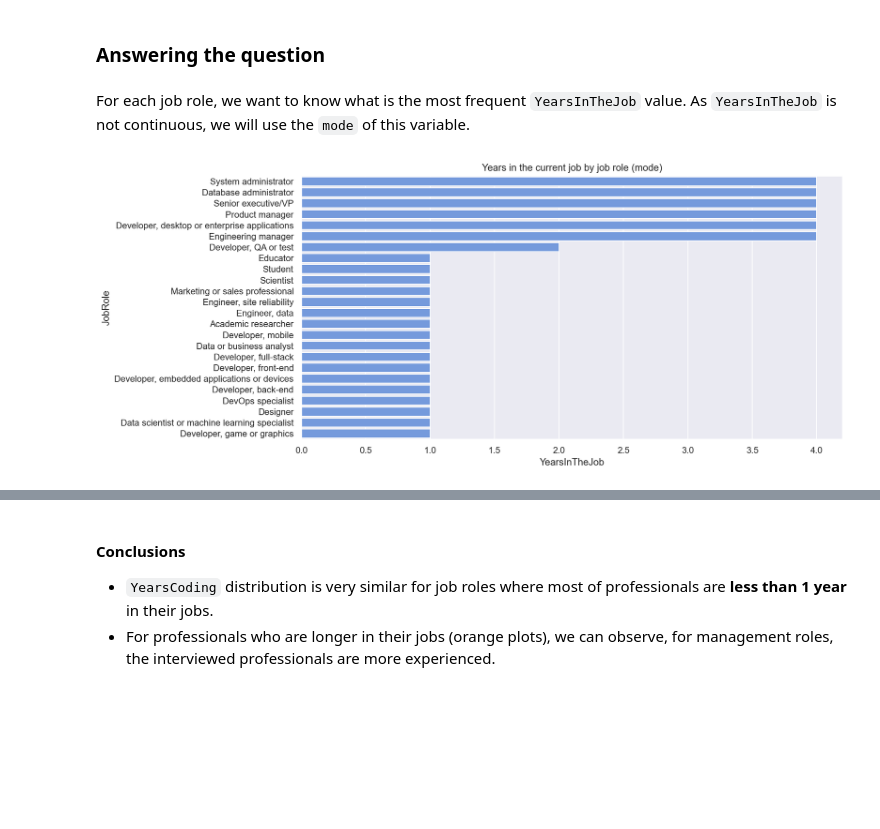
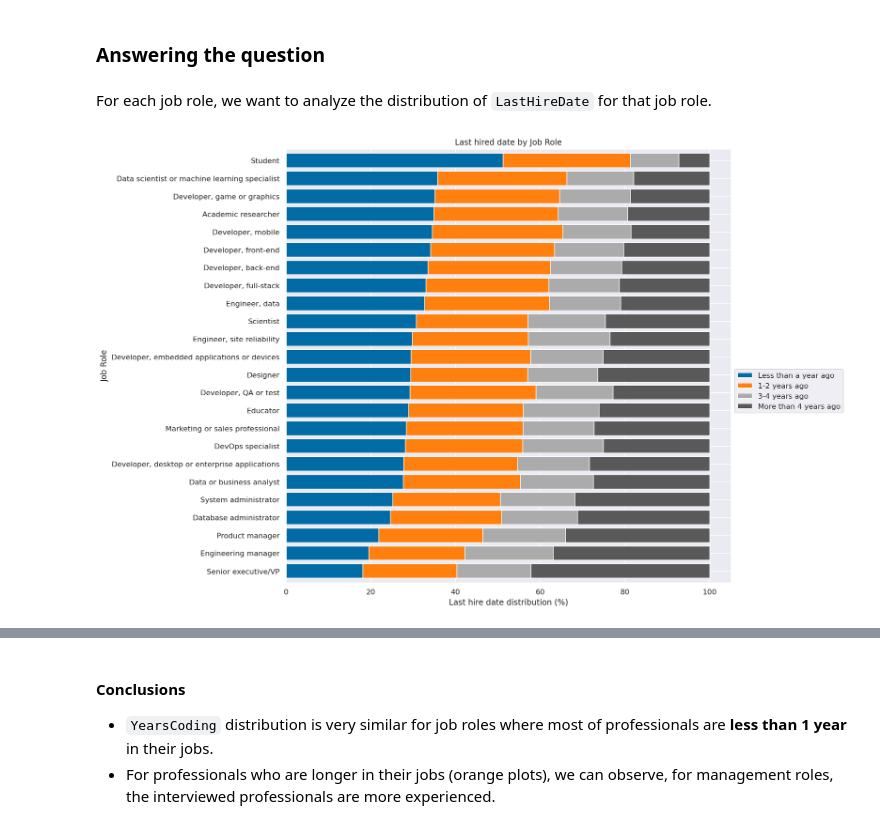
Before and after one commit to besson/stackoverflow-analytics, a Jupyter notebook: exploratory_analysis.ipynb, the cells around one changed output, grey strips where cells are left out. Cells and saved outputs as stored; diff of their text form; code cells hidden in the pictures; blank space fills up the shorter version.

```diff
--- a/exploratory_analysis.ipynb
+++ b/exploratory_analysis.ipynb
@@ -135,17 +127,25 @@ Let's also prepared `YearsCode` variable:
 # %%
 p1_df['YearsCodePro'] = p1_df['YearsCodePro'].fillna(value=-1)
 p1_df.loc[:,'YearsCodePro'] = p1_df['YearsCodePro'].apply(transform_coding_experience)
+# %%
+legend = ['Less than a year ago', '1-2 years ago', '3-4 years ago', 'More than 4 years ago']
 # %% [markdown]
 ### Answering the question
-# %% [markdown]
-For each job role, we want to know what is the most frequent `YearsInTheJob` value. As `YearsInTheJob` is not continuous, we will use the `mode` of this variable.
-# %%
-agg_p1_df = p1_df.groupby(['JobRole']).agg({'YearsInTheJob': lambda x: x.value_counts().index[0]})\
-                 .sort_values(by='YearsInTheJob', ascending=False)\
-                 .reset_index()
-
-plt.figure(figsize=(12,6))
-sns.barplot(x='YearsInTheJob', y='JobRole', orient='h', data=agg_p1_df, color='cornflowerblue');
-plt.title('Years in the current job by job role (mode)');
-# %% [output]
-[figure, removed]
+# %% [markdown]
+For each job role, we want to analyze the distribution of `LastHireDate` for that job role.
+# %%
+plt.style.use('tableau-colorblind10')
+
+p1_plot = (p1_df.groupby(['JobRole', 'LastHireDate']).size()  / p1_df.groupby(['JobRole']).size() * 100).unstack()[legend]\
+        .sort_values(by=legend, ascending=True)
+
+p1_plot.plot(kind='barh', stacked=True, figsize=(12, 12), align='center', width=0.8)\
+       .legend(bbox_to_anchor=(1.0, 0.5));
+
+plt.title('Last hired date by Job Role');
+plt.xlabel('Last hire date distribution (%)');
+plt.ylabel('Job Role');
+
+plt.style.use('default')
+# %% [output]
+[figure, added]
```
Also changed, not shown: parts of 25 cells of this notebook, 11 other files.
